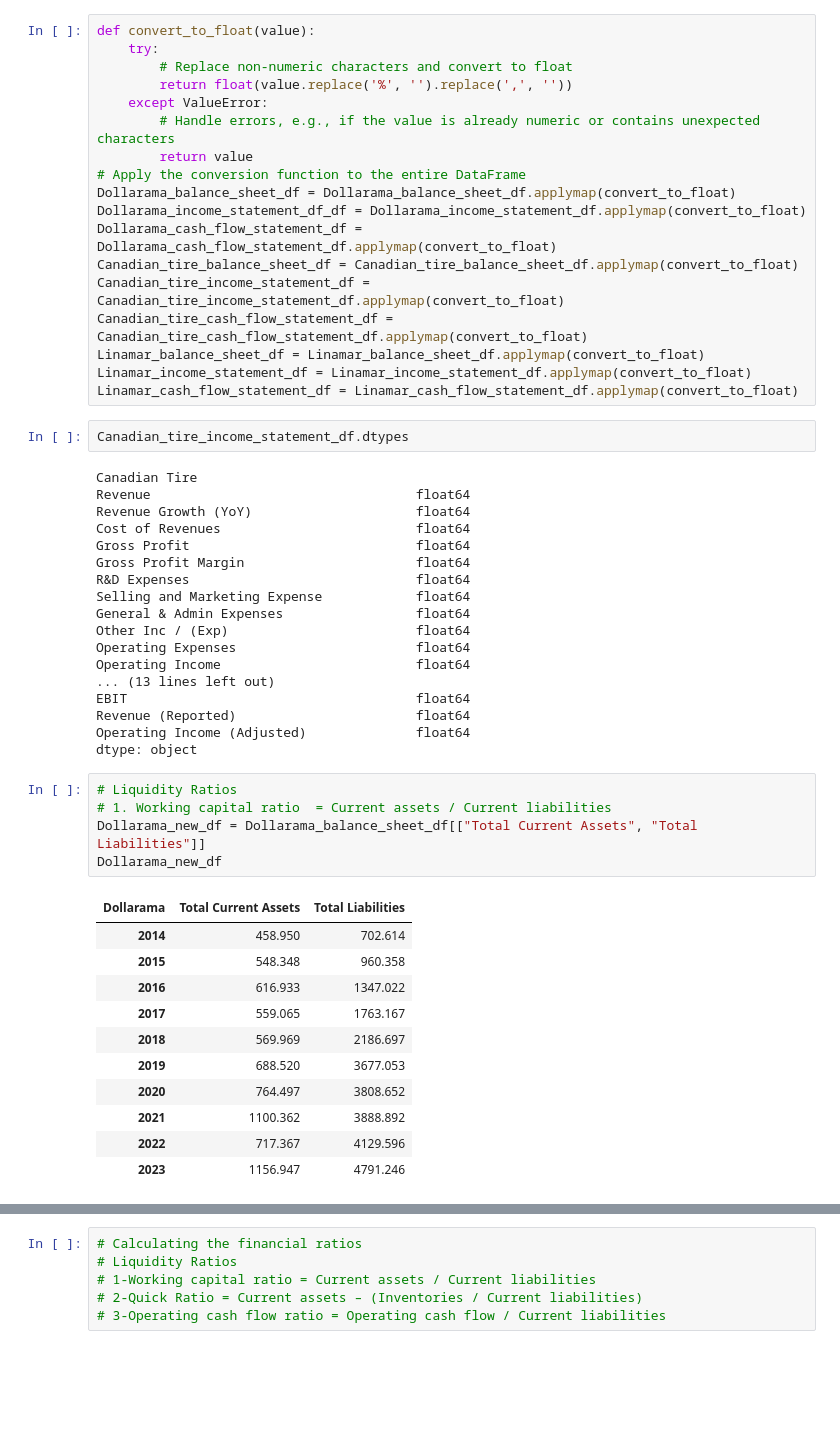
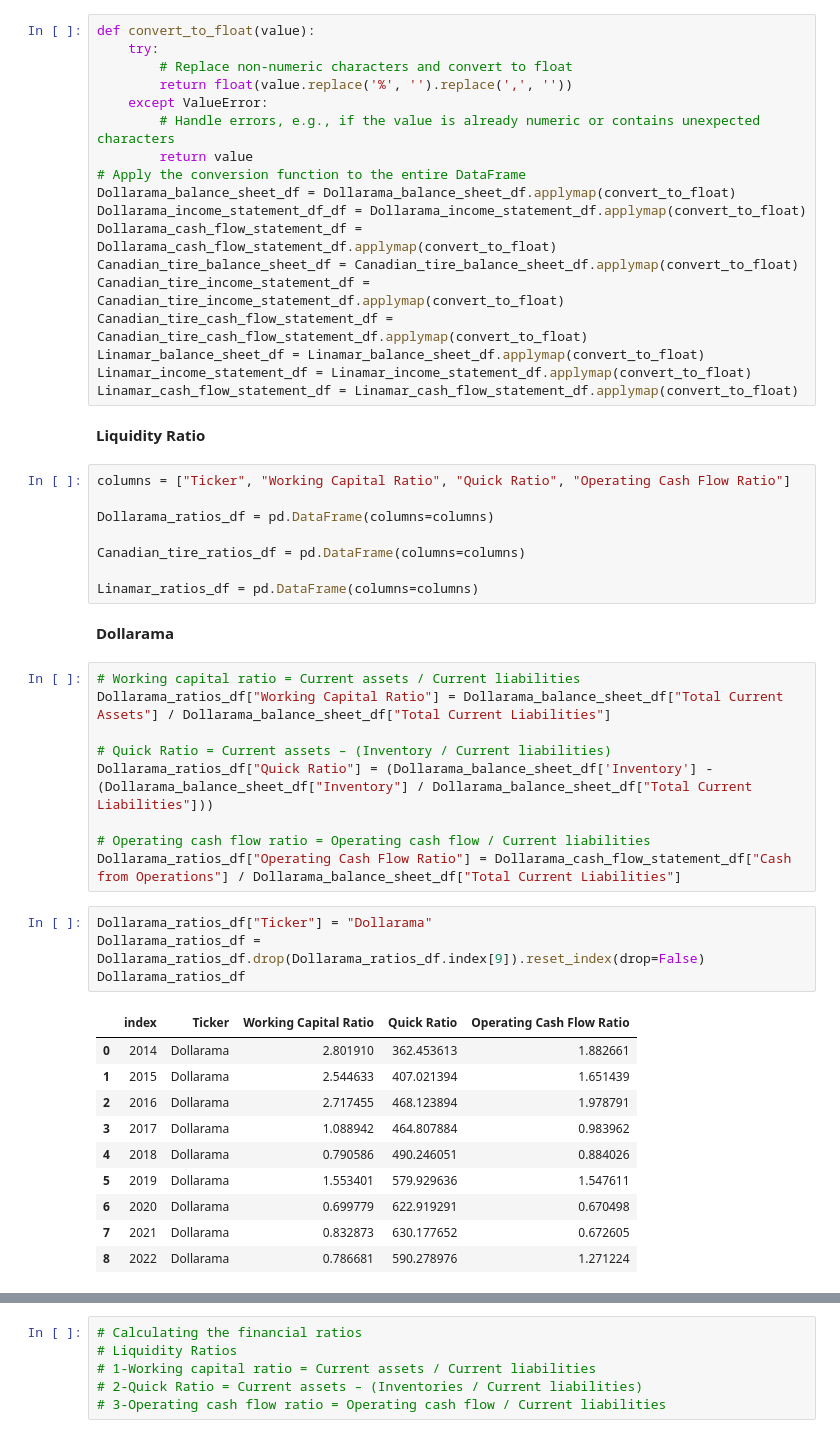
Before and after one commit to jash1112/project-financial_analysis, a Jupyter notebook: the_project from Jash.ipynb, the cells around one changed output, grey strips where cells are left out. Cells and saved outputs as stored; diff of their text form; blank space fills up the shorter version.

```diff
--- a/the_project from Jash.ipynb
+++ b/the_project from Jash.ipynb
@@ -317,40 +267,39 @@ Canadian_tire_cash_flow_statement_df = Canadian_tire_cash_flow_statement_df.appl
 Linamar_balance_sheet_df = Linamar_balance_sheet_df.applymap(convert_to_float)
 Linamar_income_statement_df = Linamar_income_statement_df.applymap(convert_to_float)
 Linamar_cash_flow_statement_df = Linamar_cash_flow_statement_df.applymap(convert_to_float)
-# %%
-Canadian_tire_income_statement_df.dtypes
-# %% [output]
-Canadian Tire
-Revenue                                  float64
-Revenue Growth (YoY)                     float64
-Cost of Revenues                         float64
-Gross Profit                             float64
-Gross Profit Margin                      float64
-R&D Expenses                             float64
-Selling and Marketing Expense            float64
-General & Admin Expenses                 float64
-Other Inc / (Exp)                        float64
-Operating Expenses                       float64
-Operating Income                         float64
-... (13 lines left out)
-EBIT                                     float64
-Revenue (Reported)                       float64
-Operating Income (Adjusted)              float64
-dtype: object
+# %% [markdown]
+**Liquidity Ratio**
 # %%
-# Liquidity Ratios
-# 1. Working capital ratio  = Current assets / Current liabilities
-Dollarama_new_df = Dollarama_balance_sheet_df[["Total Current Assets", "Total Liabilities"]]
-Dollarama_new_df
+columns = ["Ticker", "Working Capital Ratio", "Quick Ratio", "Operating Cash Flow Ratio"]
+
+Dollarama_ratios_df = pd.DataFrame(columns=columns)
+
+Canadian_tire_ratios_df = pd.DataFrame(columns=columns)
+
+Linamar_ratios_df = pd.DataFrame(columns=columns)
-# %% [output]
-| Dollarama | Total Current Assets | Total Liabilities |
-| 2014 | 458.950 | 702.614 |
-| 2015 | 548.348 | 960.358 |
-| 2016 | 616.933 | 1347.022 |
-| 2017 | 559.065 | 1763.167 |
-| 2018 | 569.969 | 2186.697 |
-| 2019 | 688.520 | 3677.053 |
-| 2020 | 764.497 | 3808.652 |
-| 2021 | 1100.362 | 3888.892 |
-| 2022 | 717.367 | 4129.596 |
-| 2023 | 1156.947 | 4791.246 |
+# %% [markdown]
+**Dollarama**
+# %%
+# Working capital ratio = Current assets / Current liabilities
+Dollarama_ratios_df["Working Capital Ratio"] = Dollarama_balance_sheet_df["Total Current Assets"] / Dollarama_balance_sheet_df["Total Current Liabilities"]
+
+# Quick Ratio = Current assets – (Inventory / Current liabilities)
+Dollarama_ratios_df["Quick Ratio"] = (Dollarama_balance_sheet_df['Inventory'] - (Dollarama_balance_sheet_df["Inventory"] / Dollarama_balance_sheet_df["Total Current Liabilities"]))
+
+# Operating cash flow ratio = Operating cash flow / Current liabilities
+Dollarama_ratios_df["Operating Cash Flow Ratio"] = Dollarama_cash_flow_statement_df["Cash from Operations"] / Dollarama_balance_sheet_df["Total Current Liabilities"]
+# %%
+Dollarama_ratios_df["Ticker"] = "Dollarama"
+Dollarama_ratios_df = Dollarama_ratios_df.drop(Dollarama_ratios_df.index[9]).reset_index(drop=False)
+Dollarama_ratios_df
+# %% [output]
+|  | index | Ticker | Working Capital Ratio | Quick Ratio | Operating Cash Flow Ratio |
+| 0 | 2014 | Dollarama | 2.801910 | 362.453613 | 1.882661 |
+| 1 | 2015 | Dollarama | 2.544633 | 407.021394 | 1.651439 |
+| 2 | 2016 | Dollarama | 2.717455 | 468.123894 | 1.978791 |
+| 3 | 2017 | Dollarama | 1.088942 | 464.807884 | 0.983962 |
+| 4 | 2018 | Dollarama | 0.790586 | 490.246051 | 0.884026 |
+| 5 | 2019 | Dollarama | 1.553401 | 579.929636 | 1.547611 |
+| 6 | 2020 | Dollarama | 0.699779 | 622.919291 | 0.670498 |
+| 7 | 2021 | Dollarama | 0.832873 | 630.177652 | 0.672605 |
+| 8 | 2022 | Dollarama | 0.786681 | 590.278976 | 1.271224 |
```
Also changed, not shown: parts of 15 cells of this notebook, 2 other files.
